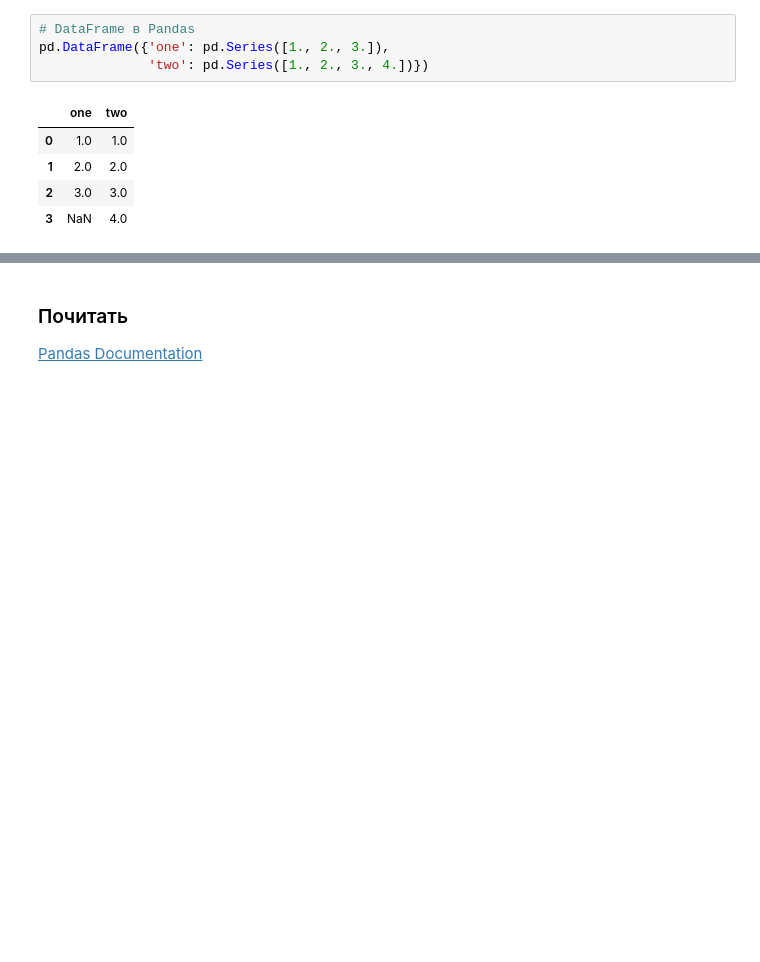
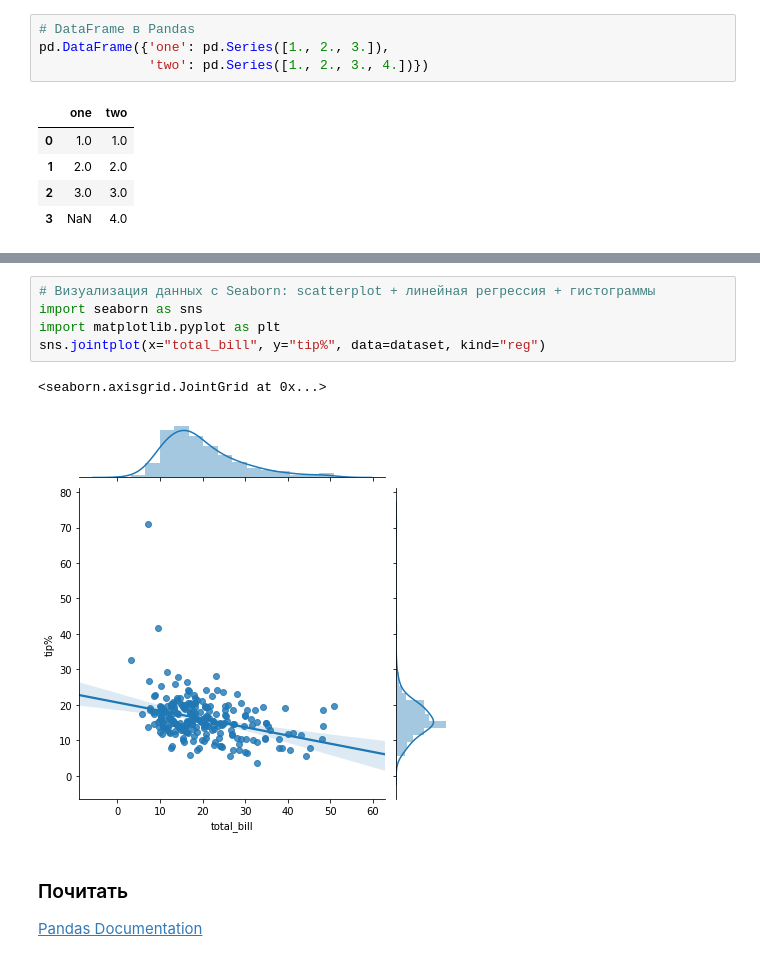
Before and after one commit to ckorikov/python-bar-review, a Jupyter notebook: 04-containers-2.ipynb, the cells around one changed output, grey strips where cells are left out. Drawn from its saved outputs; the diff is of its cells as text; blank space fills up the shorter version.

```diff
--- a/04-containers-2.ipynb
+++ b/04-containers-2.ipynb
@@ -229,3 +288,11 @@ pd.DataFrame({'one': pd.Series([1., 2., 3.]),
+# %%
+# Визуализация данных с Seaborn: scatterplot + линейная регрессия + гистограммы
+import seaborn as sns
+import matplotlib.pyplot as plt
+sns.jointplot(x="total_bill", y="tip%", data=dataset, kind="reg")
+# %% [output]
+<seaborn.axisgrid.JointGrid at 0x...>
+[figure, added]
 # %% [markdown]
 ### Почитать
 
```
Also changed, not shown: parts of 16 cells of this notebook.
